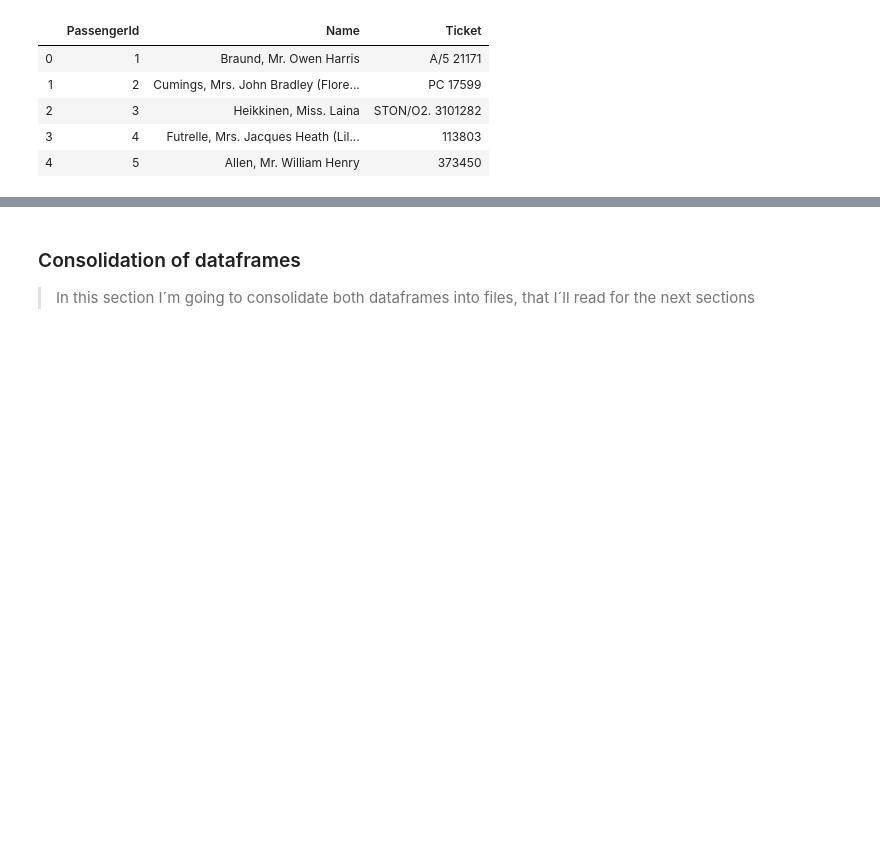
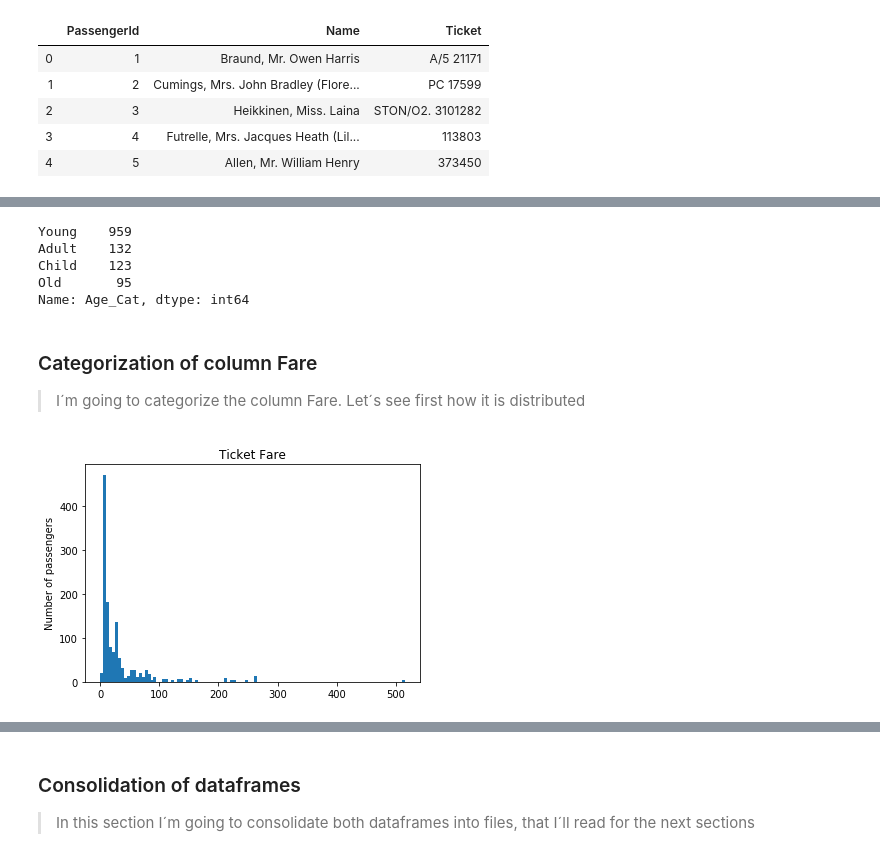
Before and after one commit to canceleiro/Titanic-Disaster, a Jupyter notebook: Titanic_Disaster.ipynb, the cells around one changed output, grey strips where cells are left out. Drawn from its saved outputs; the diff is of its cells as text; code cells hidden in the pictures; blank space fills up the shorter version.

Commit message:
MORE CLEANING AND EDA - Categorization of columns Age, Fare, SibSp and Parch - Fixed EDA - Create EDA with survival of passengers

```diff
--- a/Titanic_Disaster.ipynb
+++ b/Titanic_Disaster.ipynb
@@ -192,7 +192,6 @@ df_clean['Title'] = df_clean.Name.str.split(",", expand = True)[1].str.split("."
 #I fix the titles asigned incorrectly, leaving only Mr, Miss, Mrs, Master
 df_clean.loc[(df_clean.Title == "Dr") & (df_clean.Sex == "male"),"Title"] = "Mr"
 df_clean.loc[(df_clean.Title == "Dr") & (df_clean.Sex == "female"),"Title"] = "Mrs"
-df_clean.loc[(df_clean.Title == "Dr") & (df_clean.Sex == "female"),"Title"] = "Mrs"
 df_clean.loc[(df_clean.Title.isin(["Rev","Col","Major","Jonkheer","Capt","Sir","Don"]) ),"Title"] = "Mr"
 df_clean.loc[(df_clean.Title.isin(["Mlle","Mme","Dona","Lady","the Countess","Ms"]) ),"Title"] = "Mrs"
 # %%
@@ -377,0 +390,17 @@ passengers.head()
+# %%
+def age_cat(age):
+    if age <=15:
+        cat_age = 'Child'
+    elif ((age > 15) & (age <=40)):
+        cat_age = 'Young'
+    elif ((age > 40) & (age <=50)):
+        cat_age = 'Adult'
+    elif age > 50:
+        cat_age = 'Old'
+    return cat_age
+
+#I replace the -1 with the mean of the title
+df_clean['Age_Cat'] = df_clean.apply(lambda x: age_cat(x['Age']),axis=1)
+
+#Drop Age column
+df_clean = df_clean.drop('Age', axis=1)
@@ -377,0 +416,19 @@ passengers.head()
+# %%
+df_clean.Age_Cat.value_counts()
+# %% [output]
+Young    959
+Adult    132
+Child    123
+Old       95
+Name: Age_Cat, dtype: int64
+# %% [markdown]
+### Categorization of column Fare
+
+> I´m going to categorize the column Fare. Let´s see first how it is distributed
+# %%
+bin_edges = np.arange(0, df_clean['Fare'].max()+5, 5)
+plt.hist(data = df_clean, x = 'Fare', bins = bin_edges);
+plt.title('Ticket Fare');
+plt.ylabel('Number of passengers');
+# %% [output]
+[figure, added]
```
Also changed, not shown: parts of 122 cells of this notebook.
